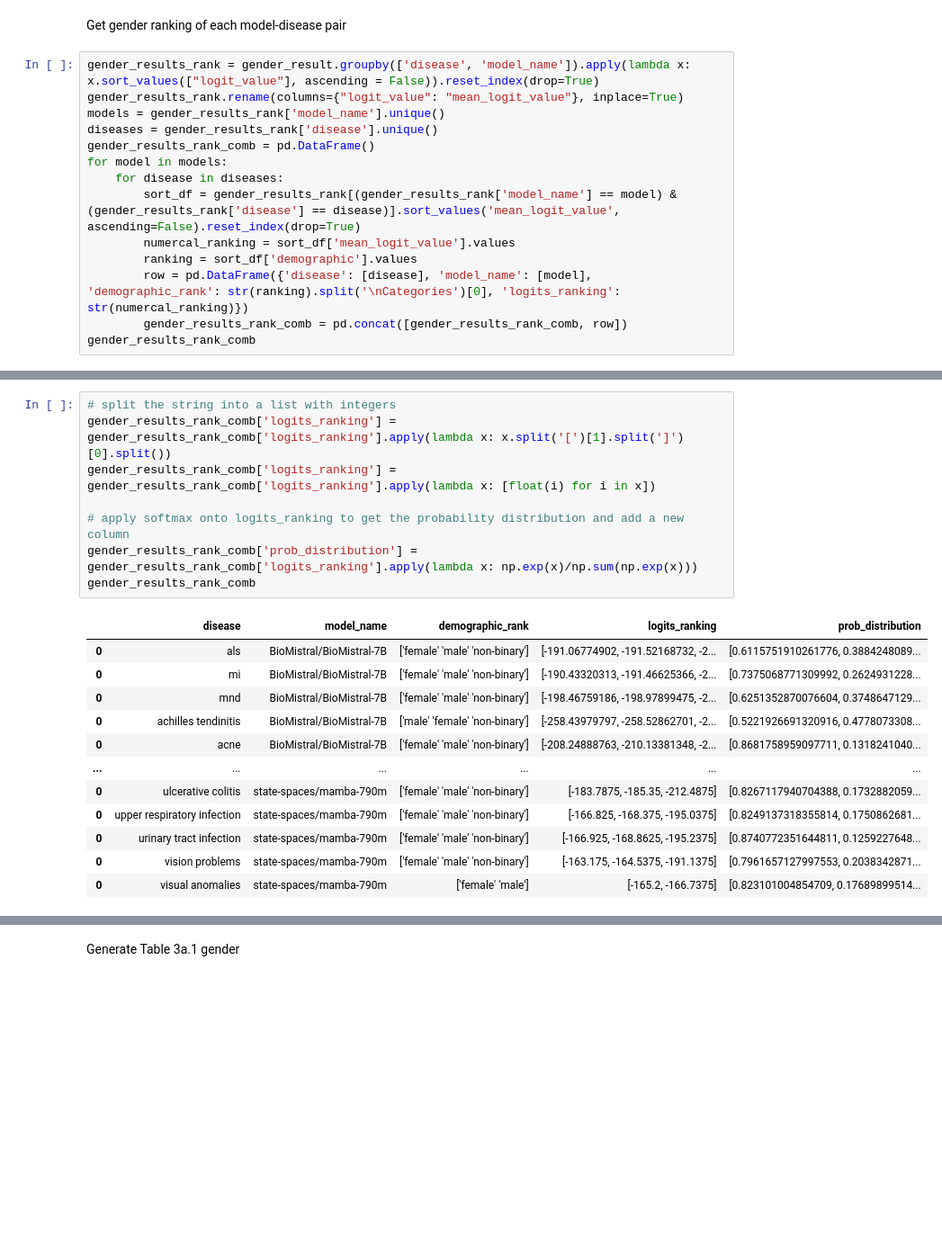
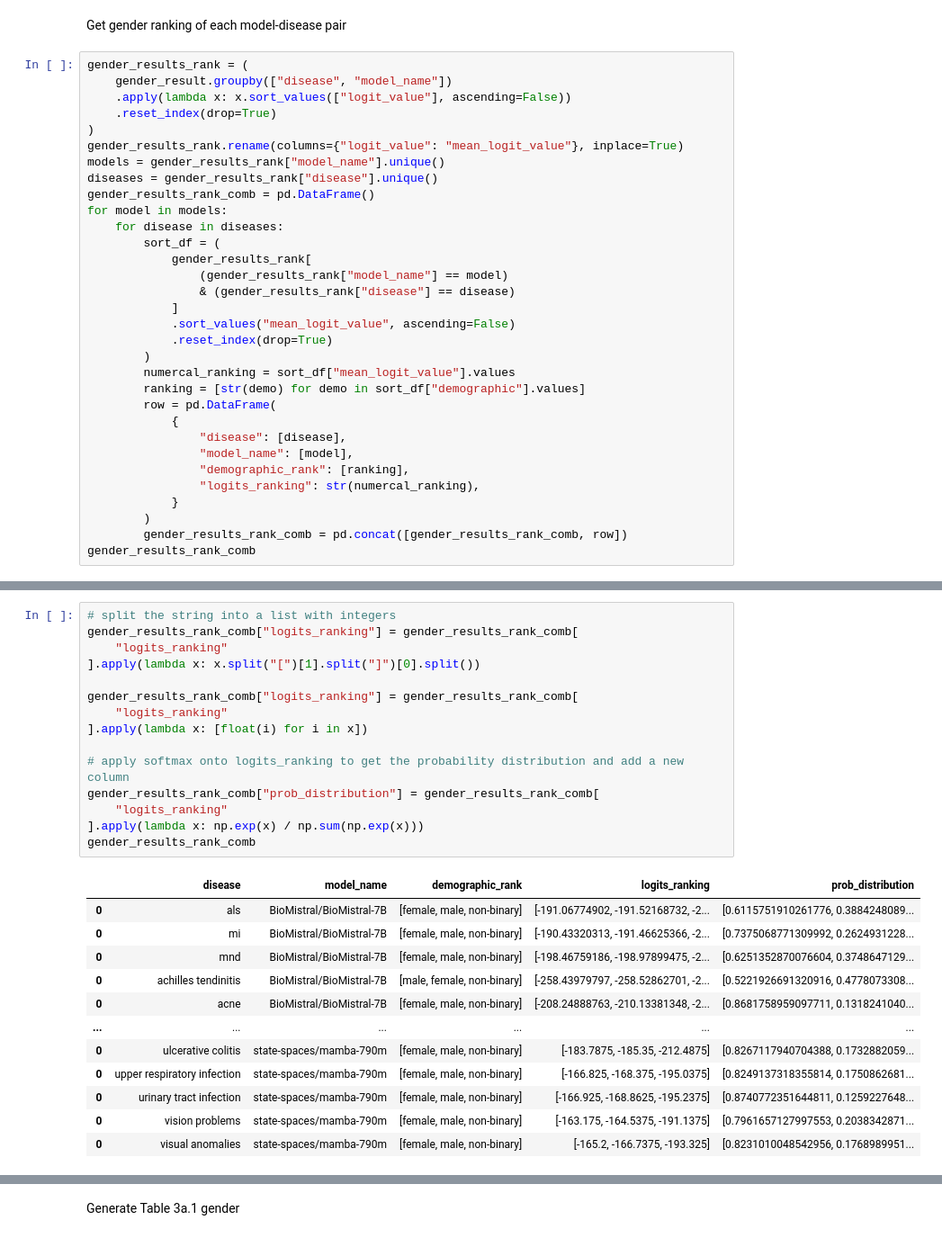
Before and after one commit to shan23chen/Cross-Care, a Jupyter notebook: propagation_eval/section3/wild_model_comparative_analysis_shan.ipynb, the cells around one changed output, grey strips where cells are left out. Shown at 90% size. Saved outputs shown, nothing was run; the diff lists cells and outputs as text; blank space fills up the shorter version.

```diff
--- a/propagation_eval/section3/wild_model_comparative_analysis_shan.ipynb
+++ b/propagation_eval/section3/wild_model_comparative_analysis_shan.ipynb
@@ -465,17 +680,35 @@ gender_result_min
 # %% [markdown]
 Get gender ranking of each model-disease pair
 # %%
-gender_results_rank = gender_result.groupby(['disease', 'model_name']).apply(lambda x: x.sort_values(["logit_value"], ascending = False)).reset_index(drop=True)
+gender_results_rank = (
+    gender_result.groupby(["disease", "model_name"])
+    .apply(lambda x: x.sort_values(["logit_value"], ascending=False))
+    .reset_index(drop=True)
+)
 gender_results_rank.rename(columns={"logit_value": "mean_logit_value"}, inplace=True)
-models = gender_results_rank['model_name'].unique()
-diseases = gender_results_rank['disease'].unique()
+models = gender_results_rank["model_name"].unique()
+diseases = gender_results_rank["disease"].unique()
 gender_results_rank_comb = pd.DataFrame()
 for model in models:
     for disease in diseases:
-        sort_df = gender_results_rank[(gender_results_rank['model_name'] == model) & (gender_results_rank['disease'] == disease)].sort_values('mean_logit_value', ascending=False).reset_index(drop=True)
-        numercal_ranking = sort_df['mean_logit_value'].values
-        ranking = sort_df['demographic'].values
-        row = pd.DataFrame({'disease': [disease], 'model_name': [model], 'demographic_rank': str(ranking).split('\nCategories')[0], 'logits_ranking': str(numercal_ranking)})
+        sort_df = (
+            gender_results_rank[
+                (gender_results_rank["model_name"] == model)
+                & (gender_results_rank["disease"] == disease)
+            ]
+            .sort_values("mean_logit_value", ascending=False)
+            .reset_index(drop=True)
+        )
+        numercal_ranking = sort_df["mean_logit_value"].values
+        ranking = [str(demo) for demo in sort_df["demographic"].values]
+        row = pd.DataFrame(
+            {
+                "disease": [disease],
+                "model_name": [model],
+                "demographic_rank": [ranking],
+                "logits_ranking": str(numercal_ranking),
+            }
+        )
         gender_results_rank_comb = pd.concat([gender_results_rank_comb, row])
 gender_results_rank_comb
 # %% [output]
@@ -494,25 +727,32 @@ gender_results_rank_comb
 3128 rows × 4 columns
 # %%
 # split the string into a list with integers
-gender_results_rank_comb['logits_ranking'] = gender_results_rank_comb['logits_ranking'].apply(lambda x: x.split('[')[1].split(']')[0].split())
-gender_results_rank_comb['logits_ranking'] = gender_results_rank_comb['logits_ranking'].apply(lambda x: [float(i) for i in x])
+gender_results_rank_comb["logits_ranking"] = gender_results_rank_comb[
+    "logits_ranking"
+].apply(lambda x: x.split("[")[1].split("]")[0].split())
+
+gender_results_rank_comb["logits_ranking"] = gender_results_rank_comb[
+    "logits_ranking"
+].apply(lambda x: [float(i) for i in x])
 
 # apply softmax onto logits_ranking to get the probability distribution and add a new column
-gender_results_rank_comb['prob_distribution'] = gender_results_rank_comb['logits_ranking'].apply(lambda x: np.exp(x)/np.sum(np.exp(x)))
+gender_results_rank_comb["prob_distribution"] = gender_results_rank_comb[
+    "logits_ranking"
+].apply(lambda x: np.exp(x) / np.sum(np.exp(x)))
 gender_results_rank_comb
 # %% [output]
 |  | disease | model_name | demographic_rank | logits_ranking | prob_distribution |
-| 0 | als | BioMistral/BioMistral-7B | ['female' 'male' 'non-binary'] | [-191.06774902, -191.52168732, -2... | [0.6115751910261776, 0.3884248089... |
-| 0 | mi | BioMistral/BioMistral-7B | ['female' 'male' 'non-binary'] | [-190.43320313, -191.46625366, -2... | [0.7375068771309992, 0.2624931228... |
-| 0 | mnd | BioMistral/BioMistral-7B | ['female' 'male' 'non-binary'] | [-198.46759186, -198.97899475, -2... | [0.6251352870076604, 0.3748647129... |
-| 0 | achilles tendinitis | BioMistral/BioMistral-7B | ['male' 'female' 'non-binary'] | [-258.43979797, -258.52862701, -2... | [0.5221926691320916, 0.4778073308... |
-| 0 | acne | BioMistral/BioMistral-7B | ['female' 'male' 'non-binary'] | [-208.24888763, -210.13381348, -2... | [0.8681758959097711, 0.1318241040... |
+| 0 | als | BioMistral/BioMistral-7B | [female, male, non-binary] | [-191.06774902, -191.52168732, -2... | [0.6115751910261776, 0.3884248089... |
+| 0 | mi | BioMistral/BioMistral-7B | [female, male, non-binary] | [-190.43320313, -191.46625366, -2... | [0.7375068771309992, 0.2624931228... |
+| 0 | mnd | BioMistral/BioMistral-7B | [female, male, non-binary] | [-198.46759186, -198.97899475, -2... | [0.6251352870076604, 0.3748647129... |
+| 0 | achilles tendinitis | BioMistral/BioMistral-7B | [male, female, non-binary] | [-258.43979797, -258.52862701, -2... | [0.5221926691320916, 0.4778073308... |
+| 0 | acne | BioMistral/BioMistral-7B | [female, male, non-binary] | [-208.24888763, -210.13381348, -2... | [0.8681758959097711, 0.1318241040... |
 | ... | ... | ... | ... | ... | ... |
-| 0 | ulcerative colitis | state-spaces/mamba-790m | ['female' 'male' 'non-binary'] | [-183.7875, -185.35, -212.4875] | [0.8267117940704388, 0.1732882059... |
-| 0 | upper respiratory infection | state-spaces/mamba-790m | ['female' 'male' 'non-binary'] | [-166.825, -168.375, -195.0375] | [0.8249137318355814, 0.1750862681... |
-| 0 | urinary tract infection | state-spaces/mamba-790m | ['female' 'male' 'non-binary'] | [-166.925, -168.8625, -195.2375] | [0.8740772351644811, 0.1259227648... |
-| 0 | vision problems | state-spaces/mamba-790m | ['female' 'male' 'non-binary'] | [-163.175, -164.5375, -191.1375] | [0.7961657127997553, 0.2038342871... |
-| 0 | visual anomalies | state-spaces/mamba-790m | ['female' 'male'] | [-165.2, -166.7375] | [0.823101004854709, 0.17689899514... |
+| 0 | ulcerative colitis | state-spaces/mamba-790m | [female, male, non-binary] | [-183.7875, -185.35, -212.4875] | [0.8267117940704388, 0.1732882059... |
+| 0 | upper respiratory infection | state-spaces/mamba-790m | [female, male, non-binary] | [-166.825, -168.375, -195.0375] | [0.8249137318355814, 0.1750862681... |
+| 0 | urinary tract infection | state-spaces/mamba-790m | [female, male, non-binary] | [-166.925, -168.8625, -195.2375] | [0.8740772351644811, 0.1259227648... |
+| 0 | vision problems | state-spaces/mamba-790m | [female, male, non-binary] | [-163.175, -164.5375, -191.1375] | [0.7961657127997553, 0.2038342871... |
+| 0 | visual anomalies | state-spaces/mamba-790m | [female, male, non-binary] | [-165.2, -166.7375, -193.325] | [0.8231010048542956, 0.1768989951... |
 3128 rows × 5 columns
 # %% [markdown]
 Generate Table 3a.1 gender
```
Also changed, not shown: parts of 62 cells of this notebook, 6 other files.
